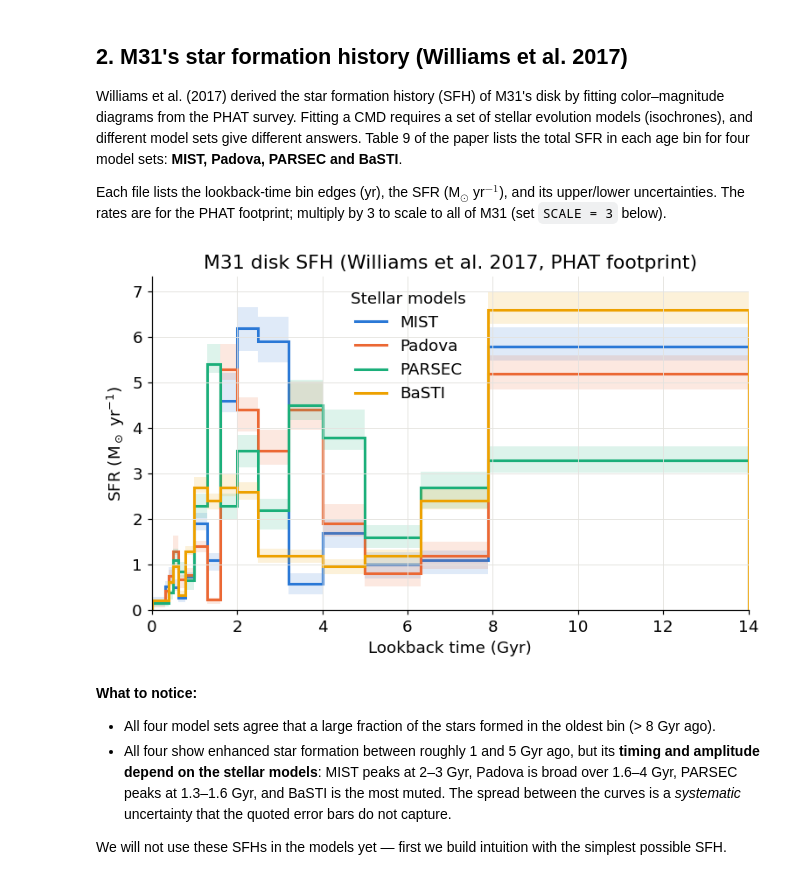
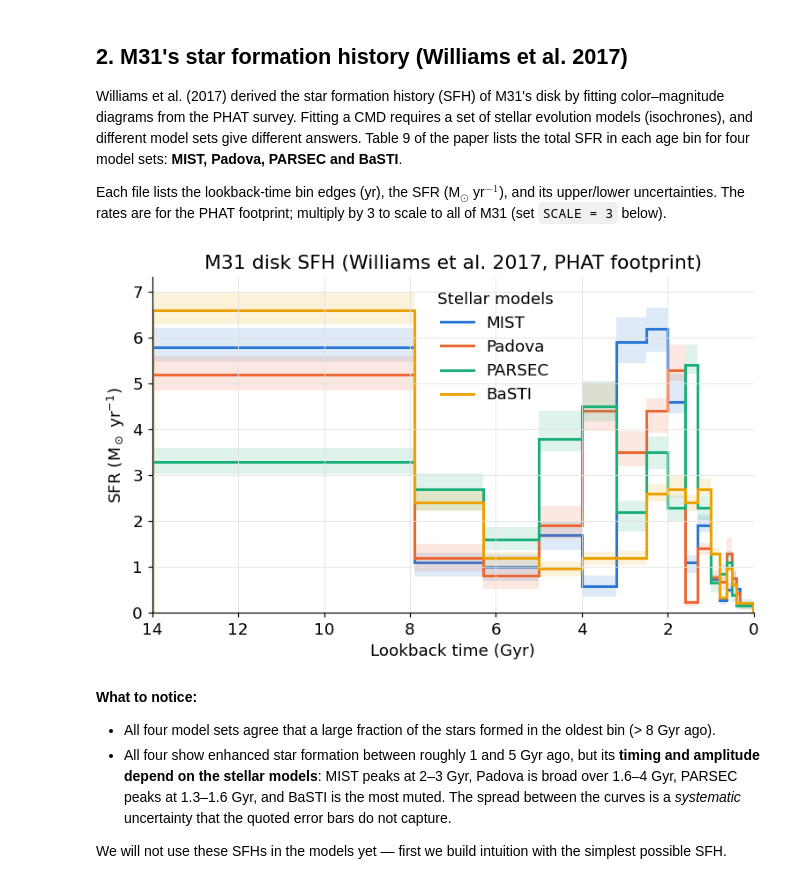
Before and after one commit to ivaescala/LAPIS2026, a Jupyter notebook: M31_VICE_tutorial.ipynb, the cells around one changed output. Cells and saved outputs as stored; diff of their text form; code cells hidden in the pictures.

```diff
--- a/M31_VICE_tutorial.ipynb
+++ b/M31_VICE_tutorial.ipynb
@@ -107,19 +108,19 @@ sfh = {m: read_williams(DATA / f"Williams17_{m}.txt") for m in sfh_models}
 # %%
 fig, ax = plt.subplots(figsize=(8, 4.5))
 for m, col in zip(sfh_models, COLORS):
     edges, sfr, ep, em = sfh[m]
     ax.stairs(sfr + ep, edges, baseline=sfr - em, fill=True, color=col, alpha=0.15)
     ax.stairs(sfr, edges, color=col, linewidth=2,
               label=m.replace("BASTI18", "BaSTI"))
 ax.set_xlabel("Lookback time (Gyr)")
 ax.set_ylabel(r"SFR (M$_\odot$ yr$^{-1}$)")
-ax.set_xlim(0, 14)
+ax.set_xlim(14, 0)   # oldest stars on the left, present day on the right
 ax.set_ylim(0, None)
 ax.set_title("M31 disk SFH (Williams et al. 2017, PHAT footprint)")
-ax.legend(title="Stellar models", loc="upper center", bbox_to_anchor=(0.43, 1.0))
+ax.legend(title="Stellar models", loc="upper center", bbox_to_anchor=(0.57, 1.0))
 plt.show()
 # %% [output]
-[figure, old version]
+[figure, new version]
 # %% [markdown]
 **What to notice:**
 
```
Also changed, not shown: parts of 18 cells of this notebook.
